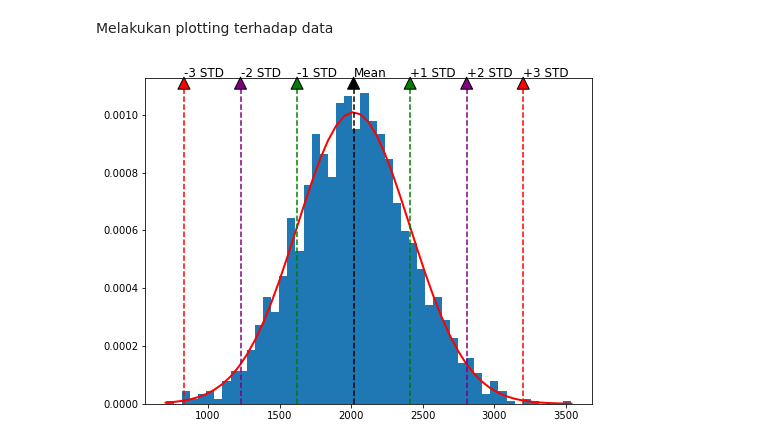
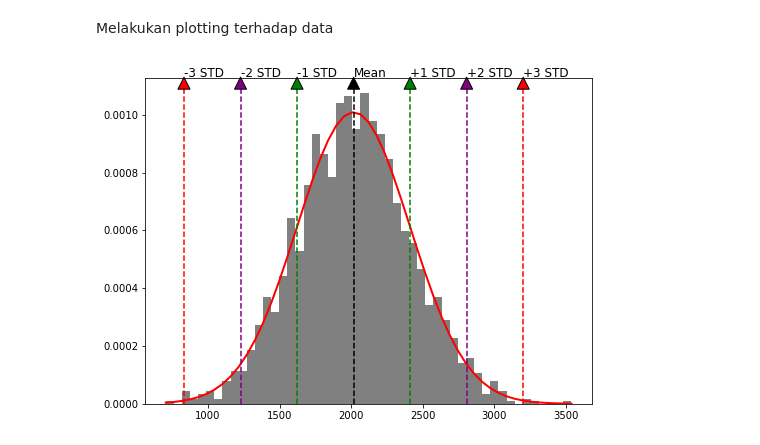
Before and after one commit to hanafication/Statistika, a Jupyter notebook: Buku_1/Jilid_1.ipynb, the cells around one changed output. Saved outputs shown, nothing was run; the diff lists cells and outputs as text; code cells hidden in the pictures.

```diff
--- a/Buku_1/Jilid_1.ipynb
+++ b/Buku_1/Jilid_1.ipynb
@@ -334,7 +335,7 @@ mu, sigma = df.gaji.mean(), df.gaji.std()
 plt.figure(figsize = (8, 6))
 
 #membuat plot histogram distribusi dari variabel acak
-bins_value, bins, _ = plt.hist(df.gaji, bins = 50, density = True)
+bins_value, bins, _ = plt.hist(df.gaji, bins = 50, density = True, color = 'gray')
 
 #membuat plot garis/lineplot dari probabilitasnya
 value_list = plt.plot(bins,
@@ -355,31 +356,31 @@ plt.axvline(x = mu + 3 * sigma, ls = '--', c = 'red')
 plt.annotate('Mean', (mu, 0.00113),
              xytext = (mu, 0.00113),
              arrowprops = dict(facecolor = 'black'),
              fontsize = 12)
 plt.annotate('-1 STD', (mu - sigma, 0.00113),
              xytext = (mu - sigma, 0.00113),
              arrowprops = dict(facecolor = 'green'),
              fontsize = 12)
 plt.annotate('+1 STD', (mu + sigma, 0.00113),
              xytext = (mu + sigma, 0.00113),
              arrowprops = dict(facecolor = 'green'),
              fontsize = 12)
 plt.annotate('-2 STD', (mu - 2 * sigma, 0.00113),
              xytext = (mu - 2 * sigma, 0.00113),
              arrowprops = dict(facecolor = 'purple'),
              fontsize = 12)
 plt.annotate('+2 STD', (mu + 2 * sigma, 0.00113),
              xytext = (mu + 2 * sigma, 0.00113),
              arrowprops = dict(facecolor = 'purple'),
              fontsize = 12)
 plt.annotate('-3 STD', (mu - 3 * sigma, 0.00113),
              xytext = (mu - 3 * sigma, 0.00113),
              arrowprops = dict(facecolor = 'red'),
              fontsize = 12)
 plt.annotate('+3 STD', (mu + 3 * sigma, 0.00113),
              xytext = (mu + 3 * sigma, 0.00113),
              arrowprops = dict(facecolor = 'red'),
              fontsize = 12)
 plt.show()
 # %% [output]
-[figure, old version]
+[figure, new version]
```
Also changed, not shown: parts of 14 cells of this notebook.
